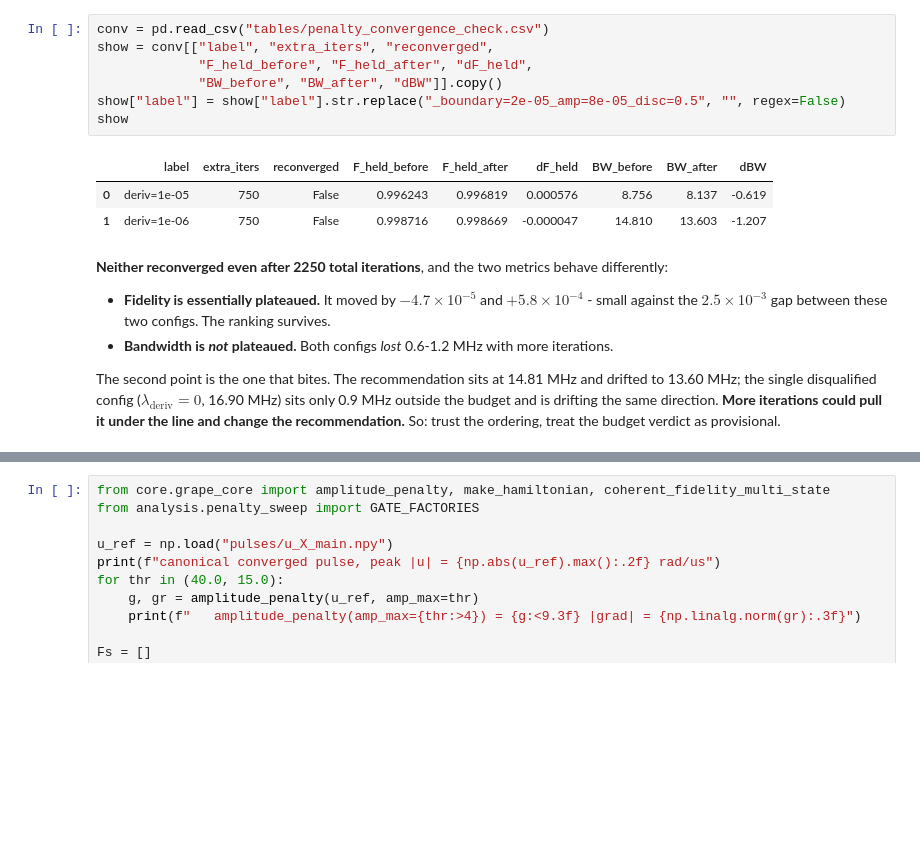
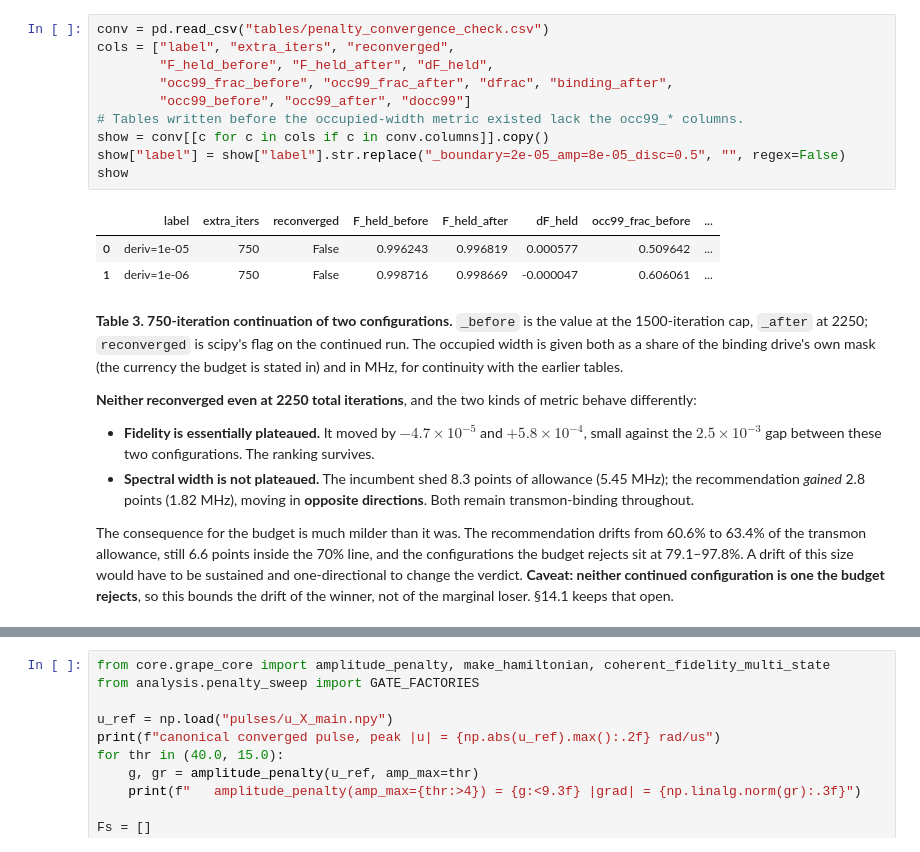
Before and after one commit to curiousCATla/Qubit-Drive-GRAPE, a Jupyter notebook: penalty_optimization.ipynb, the cells around one changed output, grey strips where cells are left out. Drawn from its saved outputs; the diff is of its cells as text; blank space fills up the shorter version.

```diff
--- a/penalty_optimization.ipynb
+++ b/penalty_optimization.ipynb
@@ -177,26 +653,36 @@ how far the scored metrics move.
 # %%
 conv = pd.read_csv("tables/penalty_convergence_check.csv")
-show = conv[["label", "extra_iters", "reconverged",
-             "F_held_before", "F_held_after", "dF_held",
-             "BW_before", "BW_after", "dBW"]].copy()
+cols = ["label", "extra_iters", "reconverged",
+        "F_held_before", "F_held_after", "dF_held",
+        "occ99_frac_before", "occ99_frac_after", "dfrac", "binding_after",
+        "occ99_before", "occ99_after", "docc99"]
+# Tables written before the occupied-width metric existed lack the occ99_* columns.
+show = conv[[c for c in cols if c in conv.columns]].copy()
 show["label"] = show["label"].str.replace("_boundary=2e-05_amp=8e-05_disc=0.5", "", regex=False)
 show
 # %% [output]
-|  | label | extra_iters | reconverged | F_held_before | F_held_after | dF_held | BW_before | BW_after | dBW |
-| 0 | deriv=1e-05 | 750 | False | 0.996243 | 0.996819 | 0.000576 | 8.756 | 8.137 | -0.619 |
-| 1 | deriv=1e-06 | 750 | False | 0.998716 | 0.998669 | -0.000047 | 14.810 | 13.603 | -1.207 |
+|  | label | extra_iters | reconverged | F_held_before | F_held_after | dF_held | occ99_frac_before | ... |
+| 0 | deriv=1e-05 | 750 | False | 0.996243 | 0.996819 | 0.000577 | 0.509642 | ... |
+| 1 | deriv=1e-06 | 750 | False | 0.998716 | 0.998669 | -0.000047 | 0.606061 | ... |
-# %% [markdown]
-**Neither reconverged even after 2250 total iterations**, and the two metrics behave
-differently:
-
-- **Fidelity is essentially plateaued.** It moved by $-4.7\times10^{-5}$ and
-  $+5.8\times10^{-4}$ - small against the $2.5\times10^{-3}$ gap between these two
-  configs. The ranking survives.
-- **Bandwidth is *not* plateaued.** Both configs *lost* 0.6-1.2 MHz with more iterations.
-
-The second point is the one that bites. The recommendation sits at 14.81 MHz and drifted
-to 13.60 MHz; the single disqualified config ($\lambda_{\mathrm{deriv}} = 0$, 16.90 MHz)
-sits only 0.9 MHz outside the budget and is drifting the same direction. **More
-iterations could pull it under the line and change the recommendation.** So: trust the
-ordering, treat the budget verdict as provisional.
+# %% [markdown]
+**Table 3. 750-iteration continuation of two configurations.** `_before` is the value at the
+1500-iteration cap, `_after` at 2250; `reconverged` is scipy's flag on the continued run. The
+occupied width is given both as a share of the binding drive's own mask (the currency the budget
+is stated in) and in MHz, for continuity with the earlier tables.
+
+**Neither reconverged even at 2250 total iterations**, and the two kinds of metric behave
+differently:
+
+- **Fidelity is essentially plateaued.** It moved by $-4.7\times10^{-5}$ and $+5.8\times10^{-4}$,
+  small against the $2.5\times10^{-3}$ gap between these two configurations. The ranking survives.
+- **Spectral width is not plateaued.** The incumbent shed 8.3 points of allowance (5.45 MHz); the
+  recommendation *gained* 2.8 points (1.82 MHz), moving in **opposite directions**. Both remain
+  transmon-binding throughout.
+
+The consequence for the budget is much milder than it was. The recommendation drifts from 60.6% to
+63.4% of the transmon allowance, still 6.6 points inside the 70% line, and the configurations the
+budget rejects sit at 79.1–97.8%. A drift of this size would have to be sustained and
+one-directional to change the verdict. **Caveat: neither continued configuration is one
+the budget rejects**, so this bounds the drift of the winner, not of the marginal loser. §14.1
+keeps that open.
 # %% [markdown]
```
Also changed, not shown: parts of 102 cells of this notebook, 43 other files.
